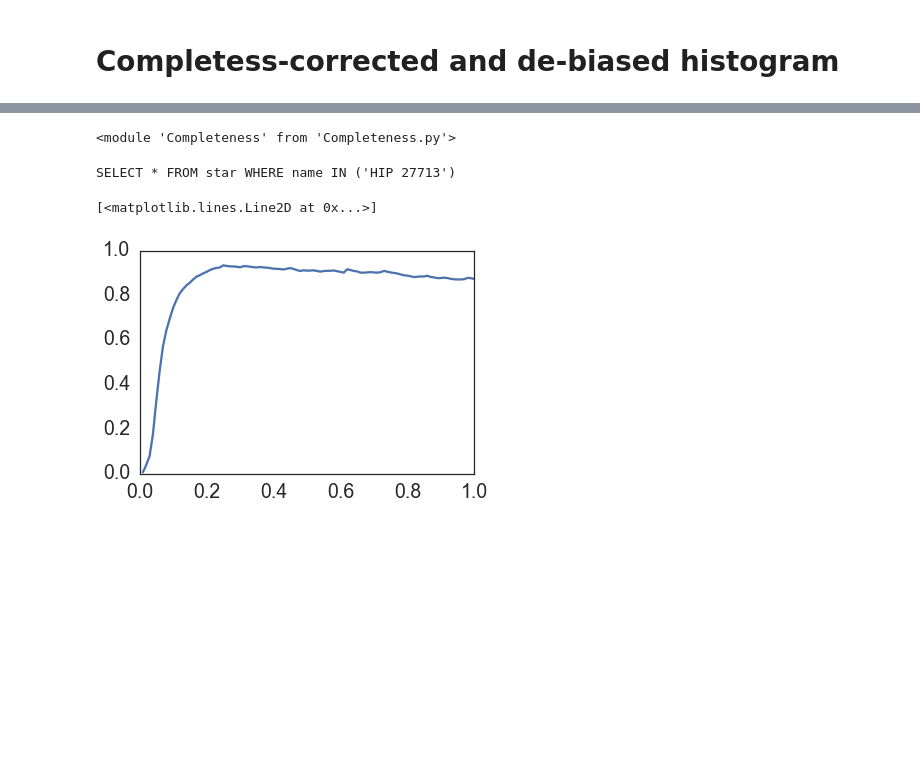
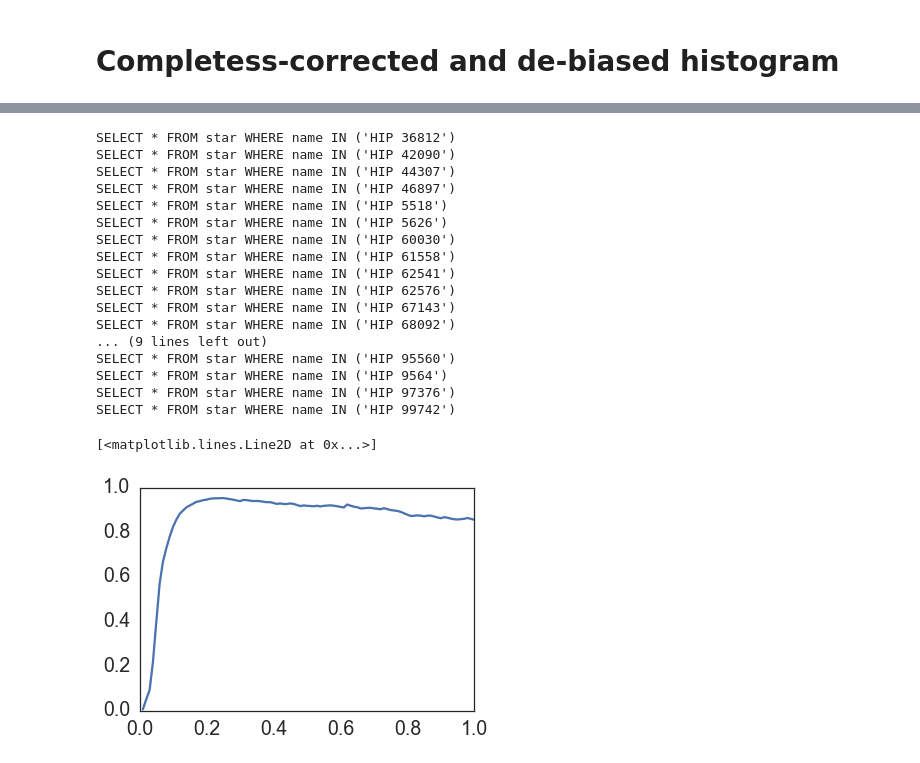
Before and after one commit to kgullikson88/BinaryInference, a Jupyter notebook: RealData.ipynb, the cells around one changed output, grey strips where cells are left out. Saved outputs shown, nothing was run; the diff lists cells and outputs as text; code cells hidden in the pictures; blank space fills up the shorter version.

```diff
--- a/RealData.ipynb
+++ b/RealData.ipynb
@@ -366,15 +390,12 @@ with h5py.File(prior_hdf5, 'r') as f:
     M2_isolist = []
     M2_sptlist = []
     for starname, star_grp in f.iteritems():
-        M1 = star_grp['primary'].value
-        M2_spt = star_grp['companion_spectral_type'].value
-        M2_iso = star_grp['companion_isochrone'].value
-        M2_sptlist.append(M2_spt)
-        #M2_isolist.append(M2_iso.mean())
-        q_list.append(M2_spt / M1)
-    #plt.plot(M2_sptlist, M2_isolist, 'ko')
-    #plt.plot((0, 2), (0, 2))
-    #plt.grid()
+        if starname in binary_starlist:
+            M1 = star_grp['primary'].value
+            M2_spt = star_grp['companion_spectral_type'].value
+            M2_iso = star_grp['companion_isochrone'].value
+            M2_sptlist.append(M2_spt)
+            q_list.append(M2_spt / M1)
 
     maxsize = max(a.size for a in q_list)
     q = np.ones((len(q_list), maxsize)) * np.nan
@@ -384,6 +405,7 @@ with h5py.File(prior_hdf5, 'r') as f:
         M2[i][:M2i.size] = M2i
 
 mean_q = np.nanmedian(q, axis=1)
-bins = np.arange(0, 1.05, 0.1)
+mean_q = mean_q[~np.isnan(mean_q)]
+bins = np.linspace(0, 1.0, 9)
 _ = plt.hist(mean_q, bins=bins)
 # %% [output]
@@ -392,26 +414,40 @@ _ = plt.hist(mean_q, bins=bins)
 # Get completeness
 import Completeness
 from scipy.interpolate import InterpolatedUnivariateSpline as spline
-reload(Completeness)
-# %% [output]
-<module 'Completeness' from 'Completeness.py'>
 # %%
 dq = 0.01
-q = np.arange(0, 1+dq, dq)
-completeness = np.zeros_like(q)
-N = np.zeros_like(q)
+comp_q = np.arange(0, 1+dq, dq)
+completeness = np.zeros_like(comp_q)
+N = np.zeros_like(comp_q)
 with h5py.File('data/Completeness.h5', 'r') as f:
     for star, grp in f.iteritems():
-        for date, dgrp in grp.iteritems():
-            #print(star, date)
-            df = Completeness.get_completeness(star.encode(), date.encode()).sort_values(by='q')
-            fcn = spline(df.q, df.Detection_Rate)
-            good = (q < df.q.max()) & (q > df.q.min())
-            completeness[good] += fcn(q[good])
-            N[good] += 1
+        if star not in binary_starlist and star not in multiple_starlist:
+            for date, dgrp in grp.iteritems():
+                #print(star, date)
+                df = Completeness.get_completeness(star.encode(), date.encode()).sort_values(by='q')
+                fcn = spline(df.q, df.Detection_Rate)
+                good = (comp_q < df.q.max()) & (comp_q > df.q.min())
+                completeness[good] += fcn(comp_q[good])
+                N[good] += 1
 
-plt.plot(q, completeness/N)
+plt.plot(comp_q, completeness/N)
 # %% [output]
-SELECT * FROM star WHERE name IN ('HIP 27713')
+SELECT * FROM star WHERE name IN ('HIP 36812')
+SELECT * FROM star WHERE name IN ('HIP 42090')
+SELECT * FROM star WHERE name IN ('HIP 44307')
+SELECT * FROM star WHERE name IN ('HIP 46897')
+SELECT * FROM star WHERE name IN ('HIP 5518')
+SELECT * FROM star WHERE name IN ('HIP 5626')
+SELECT * FROM star WHERE name IN ('HIP 60030')
+SELECT * FROM star WHERE name IN ('HIP 61558')
+SELECT * FROM star WHERE name IN ('HIP 62541')
+SELECT * FROM star WHERE name IN ('HIP 62576')
+SELECT * FROM star WHERE name IN ('HIP 67143')
+SELECT * FROM star WHERE name IN ('HIP 68092')
+... (9 lines left out)
+SELECT * FROM star WHERE name IN ('HIP 95560')
+SELECT * FROM star WHERE name IN ('HIP 9564')
+SELECT * FROM star WHERE name IN ('HIP 97376')
+SELECT * FROM star WHERE name IN ('HIP 99742')
 [<matplotlib.lines.Line2D at 0x...>]
-[figure, old version]
+[figure, new version]
```
Also changed, not shown: parts of 30 cells of this notebook, 2 other files.
